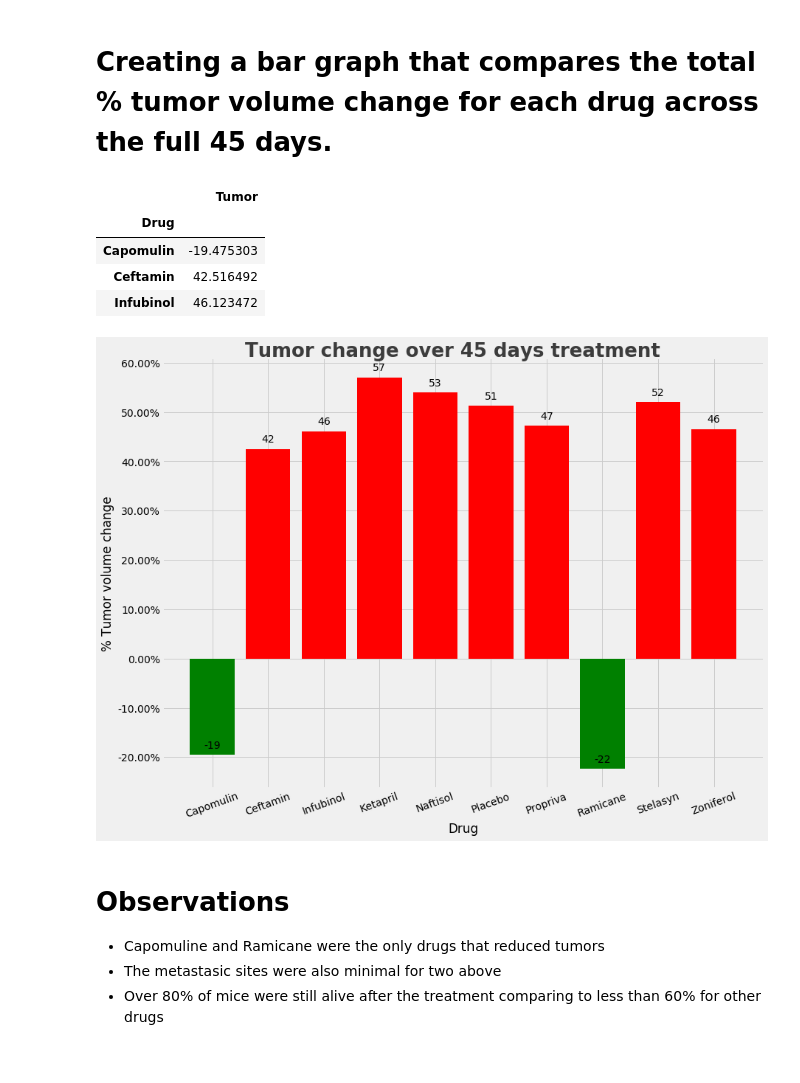
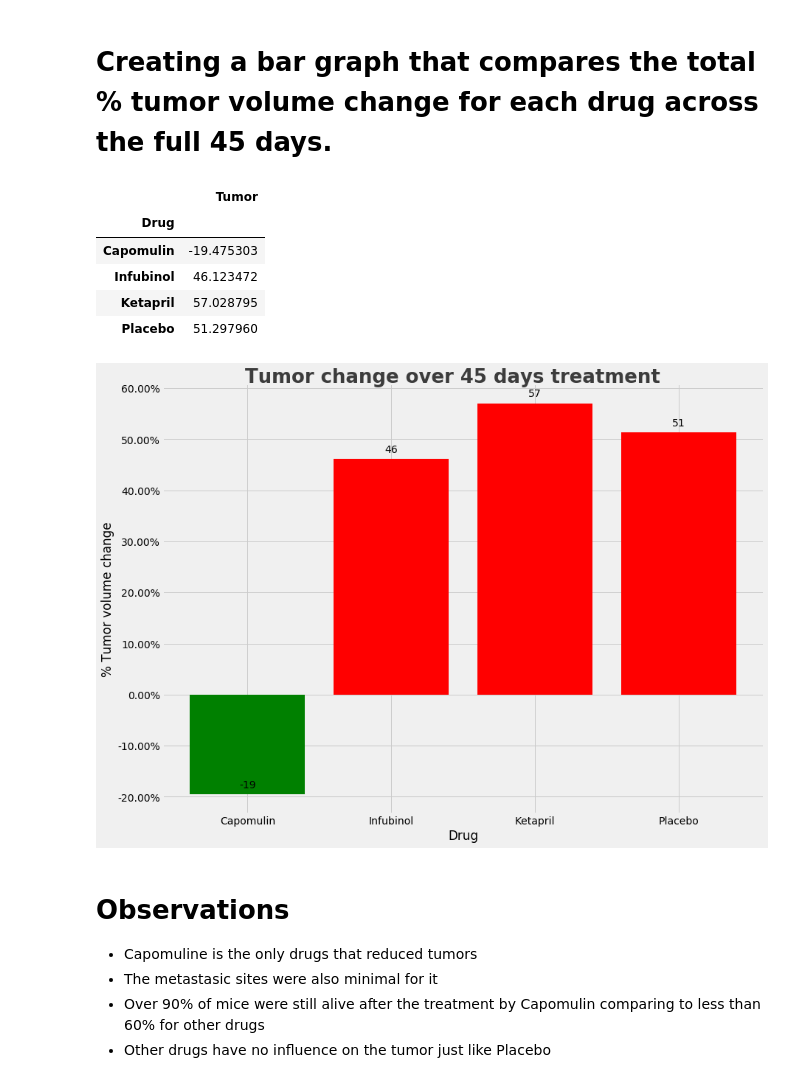
Before and after one commit to yegorkryukov/python-challenge, a Jupyter notebook: Pymaceuticals/Pymaceutecals.ipynb, the cells around one changed output. Saved outputs shown, nothing was run; the diff lists cells and outputs as text; code cells hidden in the pictures.

Commit message:
Leave only 4 drugs in analisys and update error bars calculation

```diff
--- a/Pymaceuticals/Pymaceutecals.ipynb
+++ b/Pymaceuticals/Pymaceutecals.ipynb
@@ -32,3 +32,11 @@ drug_df[drug_df.duplicated(subset='Mouse ID', keep=False).values]
 # %%
 #drop duplicates
 drug_df = drug_df.drop_duplicates(subset='Mouse ID')
+# %%
+#leave only Capomulin, Infubinol, Ketapril, and Placebo for analysis
+#create df with list of drugs to keep
+drugs_list = pd.DataFrame(data={'Drug':['Capomulin', 'Infubinol', 'Ketapril', 'Placebo']})
+
+#merge with provided df to keep the only needed drugs
+drug_df = pd.merge(drugs_list, drug_df, on='Drug')
+drug_df.head()
@@ -35,6 +50,8 @@ drug_df = drug_df.drop_duplicates(subset='Mouse ID')
 # %%
 #combine data over city name
 data_df = pd.merge(trial_df, drug_df, on='Mouse ID')
+# %%
+data_df = data_df.set_index('Drug')
 # %%
 data_df.head()
 # %% [output]
@@ -210,13 +240,14 @@ for index, row in summary.iterrows():
 #calculate percentage change
 totals['Tumor'] = (totals['Tumor']-45)/45*100
 
-totals.set_index('Drug').head(3)
+totals.set_index('Drug')
 # %% [output]
 |  | Tumor |
 | Drug |  |
 | Capomulin | -19.475303 |
-| Ceftamin | 42.516492 |
 | Infubinol | 46.123472 |
+| Ketapril | 57.028795 |
+| Placebo | 51.297960 |
 # %%
 #set fivethirtyeight styles
 mpl.style.use('fivethirtyeight')
@@ -230,7 +261,7 @@ colors = np.array(['r']*len(totals))
 colors[mask.values] = 'g'
 
 #plot df
-g = plt.bar(totals.index,totals['Tumor'],color=colors)
+g = plt.bar(totals.index,totals['Tumor'],color=colors,width=0.8)
 
 def autolabel(rects, ax):
     # Get y-axis height to calculate label position from.
@@ -239,37 +270,38 @@ def autolabel(rects, ax):
 
     for rect in rects:
         height = rect.get_height()
 
         # Fraction of axis height taken up by this rectangle
         p_height = (height / y_height)
 
         # If we can fit the label above the column, do that;
         # otherwise, put it inside the column.
         if p_height > 0.95: # arbitrary; 95% looked good to me.
             label_position = height - (y_height * 0.05)
         else:
             label_position = height + (y_height * 0.01)
 
         ax.text(rect.get_x() + rect.get_width()/2., label_position,
                 '%d' % int(height),
                 ha='center', va='bottom')
 
 autolabel(g, ax)
 
 #set titles
 f.suptitle('Tumor change over 45 days treatment', y=0.91, fontsize = 26, weight = 'bold', alpha = .75)
 plt.xlabel('Drug')
 plt.ylabel('% Tumor volume change')
-plt.xticks(np.arange(10),totals['Drug'].tolist(),rotation=20)
+plt.xticks(np.arange(4),totals['Drug'].tolist(),rotation=0)
 
 vals = ax.get_yticks()
 ax.set_yticklabels(['{:3.2f}%'.format(x) for x in vals])
 
 plt.show()
 # %% [output]
-[figure, old version]
+[figure, new version]
 # %% [markdown]
 # Observations
-* Capomuline and Ramicane were the only drugs that reduced tumors
-* The metastasic sites were also minimal for two above
-* Over 80% of mice were still alive after the treatment comparing to less than 60% for other drugs
+* Capomuline is the only drugs that reduced tumors
+* The metastasic sites were also minimal for it
+* Over 90% of mice were still alive after the treatment by Capomulin comparing to less than 60% for other drugs
+* Other drugs have no influence on the tumor just like Placebo
```
Also changed, not shown: parts of 13 cells of this notebook, 7 other files.
